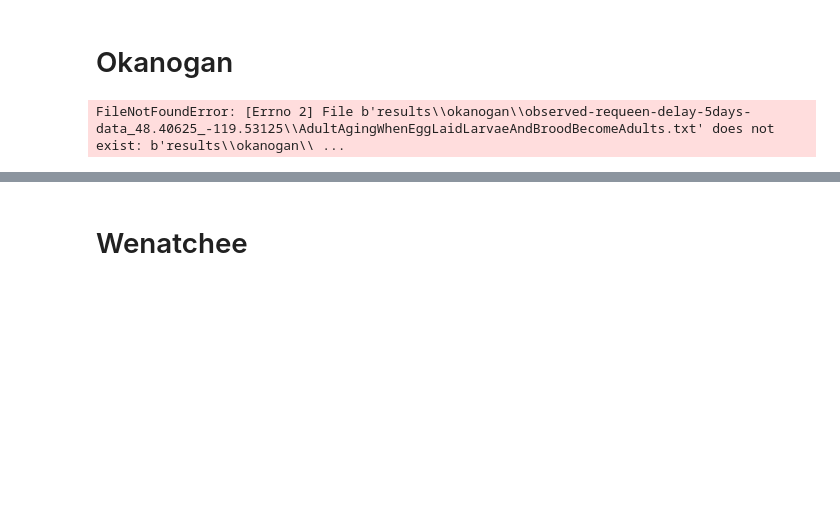
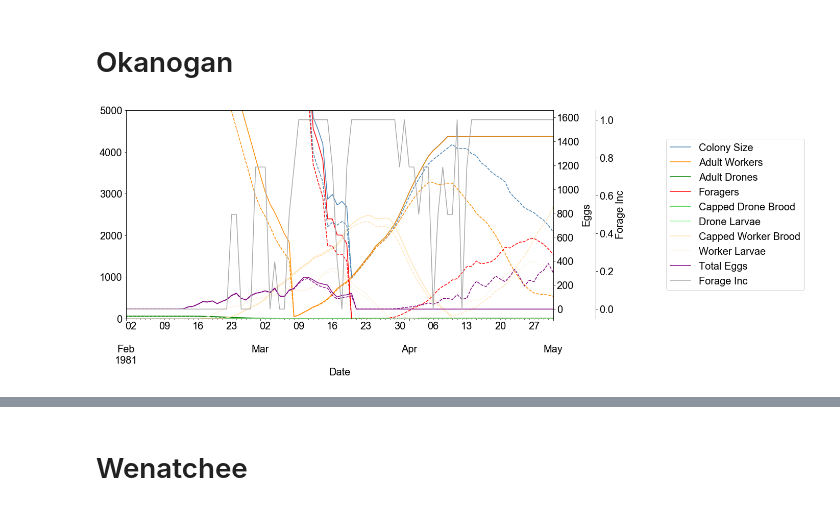
Before and after one commit to jpireaud/Beepop, a Jupyter notebook: Linux/DataAnalysis.ipynb, the cells around one changed output, grey strips where cells are left out. Drawn from its saved outputs; the diff is of its cells as text; code cells hidden in the pictures; blank space fills up the shorter version.

Commit message:
- Added option to fix adults not becoming foragers in summer due to non laying Queen - Improved DataAnalysis notebook

```diff
--- a/Linux/DataAnalysis.ipynb
+++ b/Linux/DataAnalysis.ipynb
@@ -355,3 +393,21 @@ data = {
+# %%
+# different files layout from output simulations
+
+def get_data(output_dir):
+    data = {
+        'current' : Data(output_dir, 'Current.txt', 'Fixed Adults and Foragers aging'),
+        'adults_aging_when_egg_laid' : Data(output_dir, 'AdultAgingWhenEggLaid.txt', 'Adults stop aging when queen stop laying eggs'),
+        'adults_aging_when_egg_laid_fixed_larvae_and_brood' : Data(output_dir, 'AdultAgingWhenEggLaidFixedLarvaeAndBrood.txt', 'Adults stop aging when queen stop laying eggs'),
+        'adults_aging_when_egg_laid_fixed_larvae_and_brood_fixed_adults' : Data(output_dir, 'AdultAgingWhenEggLaidFixedLarvaeAndBroodFixedAdults.txt', 'Adults stop aging when the queen stop laying eggs'),
+        'hourly_temp' : Data(output_dir, 'HourlyTemp.txt', 'Forage Inc computed using hourly temperatures'),
+        'hourly_temp_forage_day' : Data(output_dir, 'HourlyTempForageDayWindAndRain.txt', 'Forage Day is function of Rain and Wind only'),
+        'foragers_aging_with_forage_inc' : Data(output_dir, 'ForagersFirst.txt', 'Foragers are always age using Forage Inc'),
+        'foragers_and_adults_aging_with_forage_inc' : Data(output_dir, 'AdultAgingAsForagers.txt', 'Adults and Foragers aging using Forage Inc'),
+        'foragers_aging_with_forage_inc_adults_aging_when_egg_laid': Data(output_dir, 'ForagersAgingAdultAgingWhenEggLaid.txt', 'Adults stop aging when the queen stop laying eggs & Foragers aging using Forage Inc'),
+        'foragers_aging_with_forage_inc_adults_aging_when_egg_laid_fixed_larvae_and_brood': Data(output_dir, 'ForagersAgingAdultAgingWhenEggLaidFixedLarvaeAndBrood.txt', 'Adults stop aging when the queen stop laying eggs & Foragers aging using Forage Inc'),
+        'foragers_aging_with_forage_inc_adults_aging_when_egg_laid_fixed_larvae_and_brood_fixed_adults': Data(output_dir, 'ForagersAgingAdultAgingWhenEggLaidFixedLarvaeAndBroodFixedAdults.txt', 'Adults stop aging when the queen stop laying eggs & Foragers aging using Forage Inc')
+    }
+    return data
 # %% [markdown]
 # Okanogan
 # %%
@@ -359,54 +415,66 @@ simulations_output_directory = 'results\okanogan'
 historical_data_filename = 'observed-requeen-delay-5days-data_48.40625_-119.53125'
 future_data_filename = 'rcp85-requeen-delay-5days-data_48.40625_-119.53125'
 
 output_dir = os.path.join(simulations_output_directory, historical_data_filename)
 
-data = {
-    'current' : Data.load_data(current, output_dir),
-    'adults_aging_when_egg_laid' : Data.load_data(adults_aging_when_egg_laid_only, output_dir),
-    'hourly_temp' : Data.load_data(hourly_temperature, output_dir),
-    'hourly_temp_forage_day' : Data.load_data(hourly_temperature_forage_day_wind_and_rain, output_dir),
-    'foragers_aging_with_forage_inc' : Data.load_data(hourly_temperature_forage_day_wind_and_rain_foragers_first, output_dir),
-    'foragers_and_adults_aging_with_forage_inc' : Data.load_data(hourly_temperature_forage_day_wind_and_rain_foragers_first_adults_aging_as_foragers, output_dir),
-    'foragers_aging_with_forage_inc_adults_aging_when_egg_laid': Data.load_data(hourly_temperature_forage_day_wind_and_rain_foragers_first_adults_aging_when_egg_laid, output_dir),
-    'foragers_aging_with_forage_inc_adults_aging_when_egg_laid_larvae_and_brood_become_adults': Data.load_data(hourly_temperature_forage_day_wind_and_rain_foragers_first_adults_aging_when_egg_laid_larvae_and_brood_become_adults, output_dir)
-}
-
-# Columns to be printed on the X axis of graphs when needed
-bees_columns = ['Colony Size', 'Adult Workers', 'Adult Drones', 'Foragers']
-#bees_extended_columns = ['Colony Size', 'Adult Workers', 'Adult Drones', 'Foragers', "Capped Drone Brood", "Capped Worker Brood", "Drone Larvae", "Worker Larvae"]
-bees_extended_columns = ['Colony Size', 'Adult Workers', 'Foragers', "Capped Worker Brood", "Worker Larvae"]
-bees_and_eggs_columns = ['Colony Size', 'Adult Workers', 'Adult Drones', 'Foragers', 'Total Eggs']
-bees_active_inactive_foragers_columns = ['Colony Size', 'Adult Workers', 'Adult Drones', 'Foragers', 'Inactive Foragers']
+data = get_data(output_dir)
 
 options = Options()
 
-options.data = PlotsData(data['foragers_aging_with_forage_inc_adults_aging_when_egg_laid'], data['foragers_aging_with_forage_inc_adults_aging_when_egg_laid_larvae_and_brood_become_adults'])
-#options.data = data['adults_aging_when_egg_laid_only']
+#options.data = PlotsData(data['adults_aging_when_egg_laid'], data['foragers_aging_with_forage_inc_adults_aging_when_egg_laid_larvae_and_brood_become_adults'])
+options.data = data['adults_aging_when_egg_laid_fixed_larvae_and_brood']
 #options.data = data['foragers_aging_with_forage_inc_adults_aging_when_egg_laid']
 
-options.columns = bees_extended_columns
+options.columns = bees_extended
+
+options.layout = Option(
+    activated = True,
+    params = BeesPlots.Type.TOP
+)
+
+options.additional_primary_data = Option(
+    activated = True,
+    params = {
+        'data': data['adults_aging_when_egg_laid_fixed_larvae_and_brood_fixed_adults'],
+        'columns': bees_extended
+    }
+)
 
 options.x_limit = Option(
     activated = True,
-    params = ['1980-02-01', '1981-02-01']
+    #params = ['1980-01-01', '1982-01-01']
+    #params = ['1980-02-01', '1981-02-01']
+    #params = ['1981-02-09', '1981-04-15'] # adults get stuck
+    params = ['1981-02-01', '1981-05-01'] # adults get stuck
+    #params = ['2054-06-01', '2056-06-01']
+    #params = ['2006-02-06', '2006-04-30']
+    #params = ['2050-01-01', '2055-01-01']
+    #params = ['1979-01-01', '1981-07-01']
+    #params = ['1990-01-01', '1993-01-01']
+    #params = ['1979-01-01', '1982-01-01'] # first 2 years historical
+    #params = ['1979-01-01', '1979-07-01']
 )
 options.y_limit = Option(
     activated = True,
-    params = [0, 60000]
+    params = [0, 5000]
 )
 options.eggs = Option(
     activated = True,
     params = BeesPlots.Select.BOTH
 )
 options.temperatures = Option(
     activated = False,
     params = BeesPlots.Select.BOTH
 )
 options.forage_inc = Option(
+    activated = True,
+    params = BeesPlots.Select.BOTH
+)
+options.forage_day = Option(
     activated = False,
     params = BeesPlots.Select.BOTH
 )
-BeesPlots.make_plot(options)
+plot = BeesPlots.make_plot(options)
+plot.move_legend()
 # %% [output]
-FileNotFoundError: [Errno 2] File b'results\\okanogan\\observed-requeen-delay-5days-data_48.40625_-119.53125\\AdultAgingWhenEggLaidLarvaeAndBroodBecomeAdults.txt' does not exist: b'results\\okanogan\\ ...
+[figure, added]
```
Also changed, not shown: parts of 12 cells of this notebook, 4 other files.
